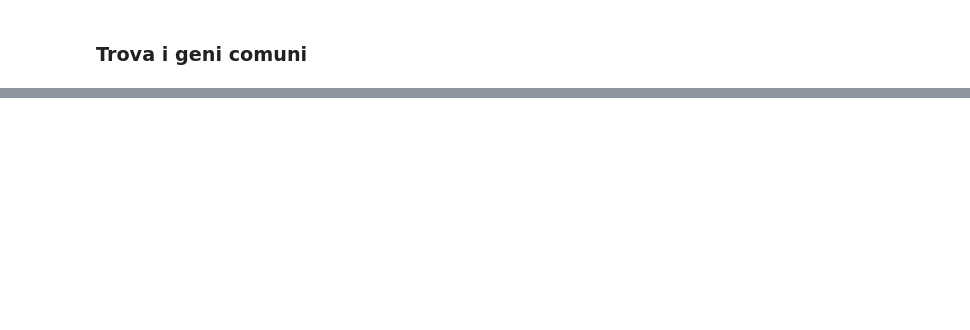
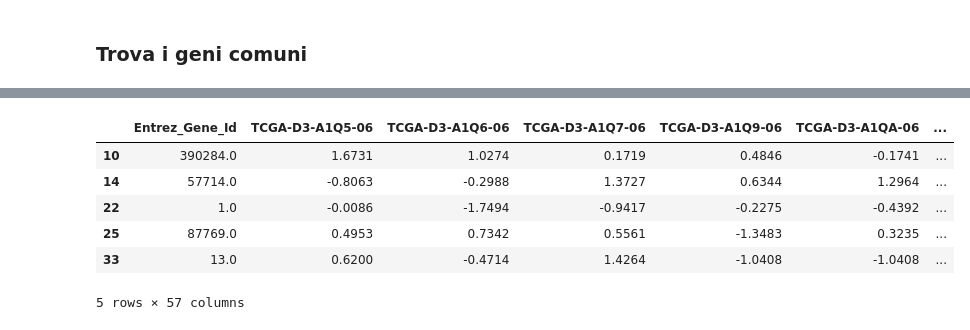
Before and after one commit to alesmk/CHL, a Jupyter notebook: src/OutliersDetection.ipynb, the cells around one changed output, grey strips where cells are left out. Cells and saved outputs as stored; diff of their text form; code cells hidden in the pictures; blank space fills up the shorter version.

```diff
--- a/src/OutliersDetection.ipynb
+++ b/src/OutliersDetection.ipynb
@@ -303,0 +371,10 @@ LEN: 6617
+# %%
+ds_skcm_filtered.head()
+# %% [output]
+|  | Entrez_Gene_Id | TCGA-D3-A1Q5-06 | TCGA-D3-A1Q6-06 | TCGA-D3-A1Q7-06 | TCGA-D3-A1Q9-06 | TCGA-D3-A1QA-06 | ... |
+| 10 | 390284.0 | 1.6731 | 1.0274 | 0.1719 | 0.4846 | -0.1741 | ... |
+| 14 | 57714.0 | -0.8063 | -0.2988 | 1.3727 | 0.6344 | 1.2964 | ... |
+| 22 | 1.0 | -0.0086 | -1.7494 | -0.9417 | -0.2275 | -0.4392 | ... |
+| 25 | 87769.0 | 0.4953 | 0.7342 | 0.5561 | -1.3483 | 0.3235 | ... |
+| 33 | 13.0 | 0.6200 | -0.4714 | 1.4264 | -1.0408 | -1.0408 | ... |
+5 rows × 57 columns
```
Also changed, not shown: parts of 10 cells of this notebook, 13 other files.
